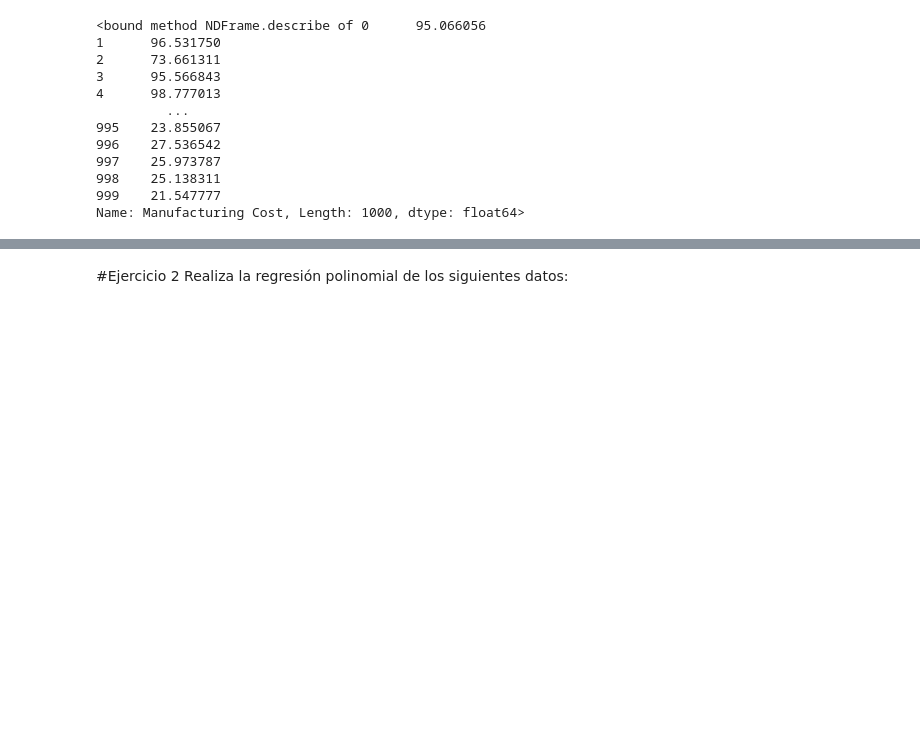
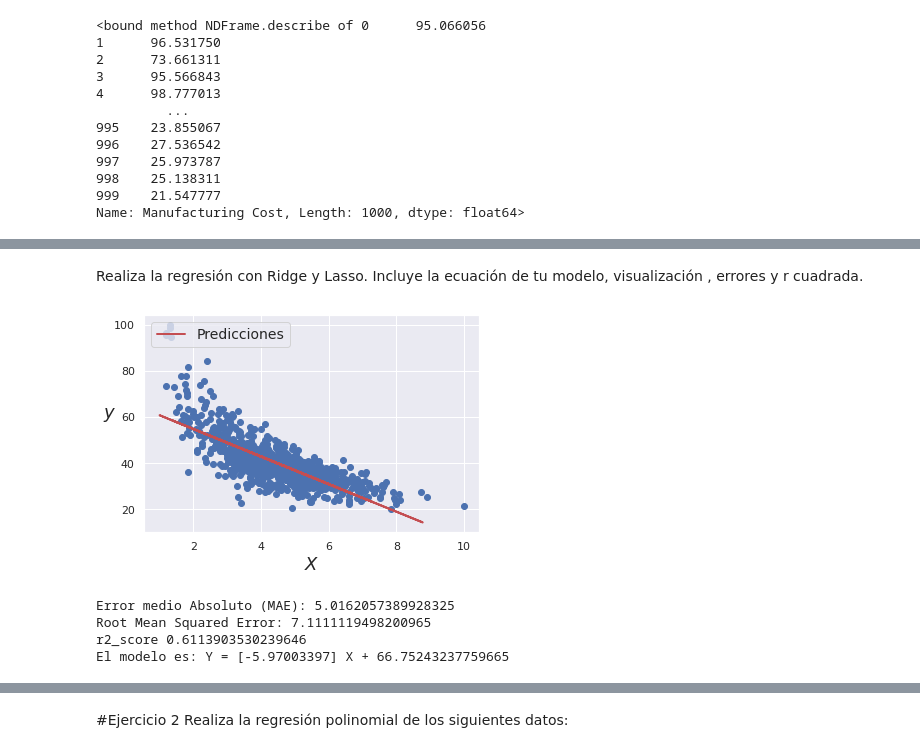
Before and after one commit to PosgradoMNA/Zayra-Annette-Lopez-Regalado-A00544748-Actividades-de-aprendizaje, a Jupyter notebook: TecMty_Regresion_lineal_polinomial A00544748.ipynb, the cells around one changed output, grey strips where cells are left out. Cells and saved outputs as stored; diff of their text form; code cells hidden in the pictures; blank space fills up the shorter version.

```diff
--- a/TecMty_Regresion_lineal_polinomial A00544748.ipynb
+++ b/TecMty_Regresion_lineal_polinomial A00544748.ipynb
@@ -317,0 +465,34 @@ NameError: ignored
+# %% [markdown]
+Realiza la regresión con Ridge y Lasso. Incluye la ecuación de tu modelo, visualización , errores y r cuadrada.
+# %%
+mi_ridge = Ridge(alpha=5.0,fit_intercept=True)
+mi_ridge.fit(X_train, y_train)
+X_para_ridge = X_test
+y_para_ridge = mi_ridge.predict(X_para_ridge)
+plt.scatter(X_train, y_train)
+plt.plot(X_para_ridge, y_para_ridge, "r-", linewidth=2, label="Predicciones")
+plt.xlabel("$X$", fontsize=18)
+plt.ylabel("$y$", rotation=0, fontsize=18)
+plt.legend(loc="upper left", fontsize=14);
+# %% [output]
+[figure, added]
+# %%
+#Ridge
+
+mae_ridge = metrics.mean_absolute_error(y_test,y_para_ridge)
+lista_para_mae.append(mae_ridge)
+r2_ridge= r2_score(y_test,y_para_ridge)
+lista_para_r2.append(r2_ridge)
+
+metrica_mae_ridge = metrics.mean_absolute_error(y_test, y_para_ridge)
+r2Score = r2_score(y_test, y_para_ridge)
+print('Error medio Absoluto (MAE):', metrica_mae_ridge)
+print('Root Mean Squared Error:', np.sqrt(metrics.mean_squared_error(y_test, y_para_ridge)))
+print('r2_score',r2Score)
+
+print('El modelo es: Y =', mi_ridge.coef_,'X +', mi_ridge.intercept_)
+# %% [output]
+Error medio Absoluto (MAE): 5.0162057389928325
+Root Mean Squared Error: 7.1111119498200965
+r2_score 0.6113903530239646
+El modelo es: Y = [-5.97003397] X + 66.75243237759665
```
Also changed, not shown: parts of 37 cells of this notebook.
